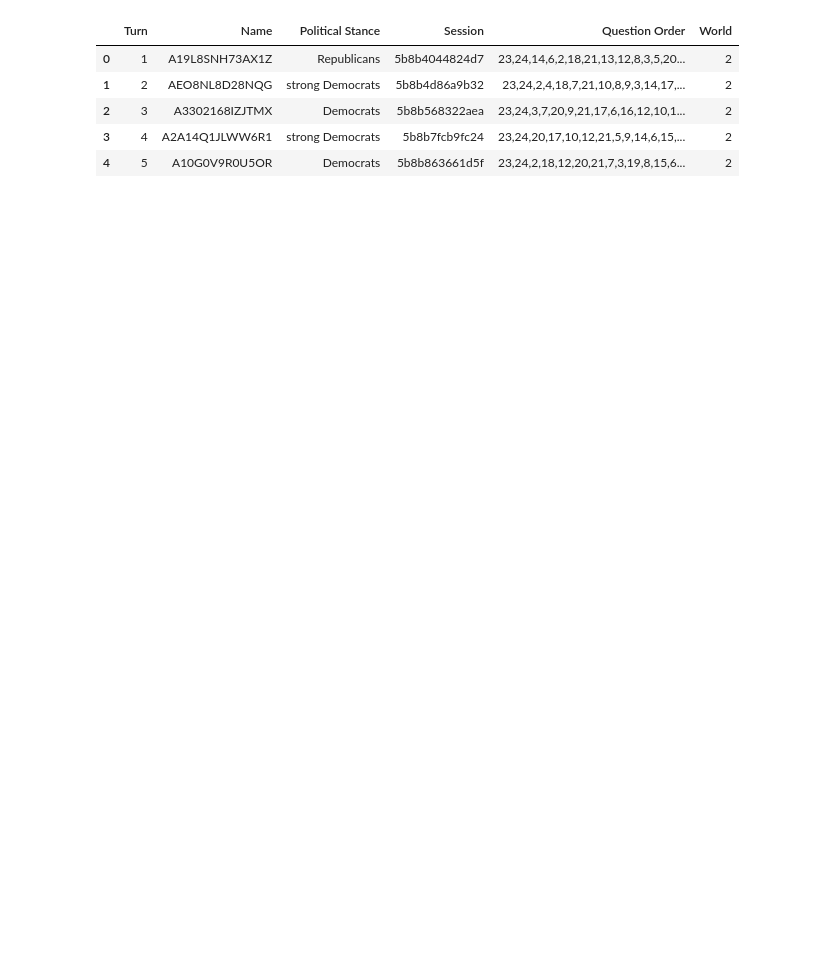
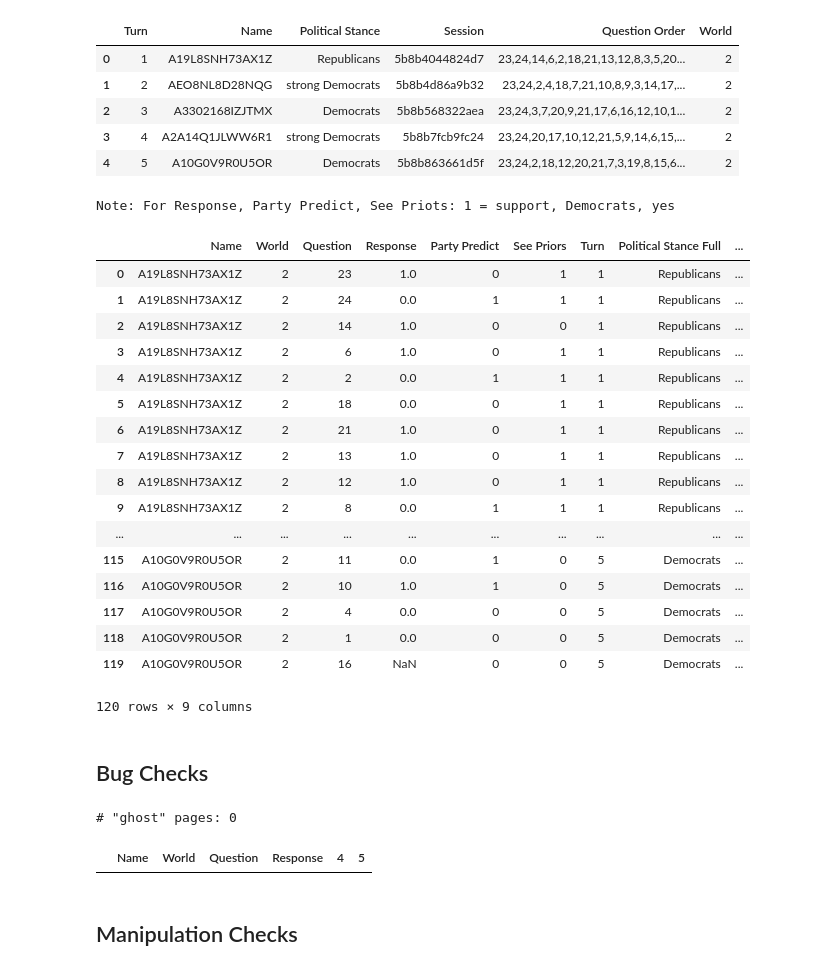
Before and after one commit to AlexMRuch/PartyLab, a Jupyter notebook: experiment_analysis_1/experiment_analysis_1.ipynb, the cells around one changed output. Drawn from its saved outputs; the diff is of its cells as text; code cells hidden in the pictures; blank space fills up the shorter version.

```diff
--- a/experiment_analysis_1/experiment_analysis_1.ipynb
+++ b/experiment_analysis_1/experiment_analysis_1.ipynb
@@ -34,3 +36,67 @@ df_users
 | 2 | 3 | A3302168IZJTMX | Democrats | 5b8b568322aea | 23,24,3,7,20,9,21,17,6,16,12,10,1... | 2 |
 | 3 | 4 | A2A14Q1JLWW6R1 | strong Democrats | 5b8b7fcb9fc24 | 23,24,20,17,10,12,21,5,9,14,6,15,... | 2 |
 | 4 | 5 | A10G0V9R0U5OR | Democrats | 5b8b863661d5f | 23,24,2,18,12,20,21,7,3,19,8,15,6... | 2 |
+# %%
+# make user-question data in long format
+cursor.execute('SELECT * FROM user_question_world_answer WHERE world_id != 1');
+rows = cursor.fetchall()
+
+df_responses = pd.DataFrame( [[ij for ij in i] for i in rows] )
+df_responses.rename(
+    columns={0:'Name', 1:'World', 2:'Question', 3:'Response'},
+    inplace=True
+)
+
+# Construct and print fully wide one-hot-coded dataframe
+df_responses_full = df_responses
+df_responses_full = pd.merge(df_responses_full, df_users)
+
+df_responses_full = df_responses_full.drop(["Question Order", "Session"], axis=1)
+df_responses_full = df_responses_full.rename(columns={
+    "Political Stance":"Political Stance Full",
+    4:"Party Predict",
+    5:"See Priors"})
+
+df_responses_full["Political Stance Binary"] = df_responses_full["Political Stance Full"]
+df_responses_full["Political Stance Binary"] = df_responses_full["Political Stance Binary"].replace("strong Democrats", "Democrats")
+df_responses_full["Political Stance Binary"] = df_responses_full["Political Stance Binary"].replace("strong Republicans", "Republicans")
+
+df_responses_full["Response"] = df_responses_full["Response"].replace("support", 1)
+df_responses_full["Response"] = df_responses_full["Response"].replace("oppose", 0)
+
+df_responses_full["Party Predict"] = df_responses_full["Party Predict"].replace("Democrats", 1)
+df_responses_full["Party Predict"] = df_responses_full["Party Predict"].replace("Republicans", 0)
+
+print('Note: For Response, Party Predict, See Priots: 1 = support, Democrats, yes')
+df_responses_full
+# %% [output]
+Note: For Response, Party Predict, See Priots: 1 = support, Democrats, yes
+|  | Name | World | Question | Response | Party Predict | See Priors | Turn | Political Stance Full | ... |
+| 0 | A19L8SNH73AX1Z | 2 | 23 | 1.0 | 0 | 1 | 1 | Republicans | ... |
+| 1 | A19L8SNH73AX1Z | 2 | 24 | 0.0 | 1 | 1 | 1 | Republicans | ... |
+| 2 | A19L8SNH73AX1Z | 2 | 14 | 1.0 | 0 | 0 | 1 | Republicans | ... |
+| 3 | A19L8SNH73AX1Z | 2 | 6 | 1.0 | 0 | 1 | 1 | Republicans | ... |
+| 4 | A19L8SNH73AX1Z | 2 | 2 | 0.0 | 1 | 1 | 1 | Republicans | ... |
+| 5 | A19L8SNH73AX1Z | 2 | 18 | 0.0 | 0 | 1 | 1 | Republicans | ... |
+| 6 | A19L8SNH73AX1Z | 2 | 21 | 1.0 | 0 | 1 | 1 | Republicans | ... |
+| 7 | A19L8SNH73AX1Z | 2 | 13 | 1.0 | 0 | 1 | 1 | Republicans | ... |
+| 8 | A19L8SNH73AX1Z | 2 | 12 | 1.0 | 0 | 1 | 1 | Republicans | ... |
+| 9 | A19L8SNH73AX1Z | 2 | 8 | 0.0 | 1 | 1 | 1 | Republicans | ... |
+| ... | ... | ... | ... | ... | ... | ... | ... | ... | ... |
+| 115 | A10G0V9R0U5OR | 2 | 11 | 0.0 | 1 | 0 | 5 | Democrats | ... |
+| 116 | A10G0V9R0U5OR | 2 | 10 | 1.0 | 1 | 0 | 5 | Democrats | ... |
+| 117 | A10G0V9R0U5OR | 2 | 4 | 0.0 | 0 | 0 | 5 | Democrats | ... |
+| 118 | A10G0V9R0U5OR | 2 | 1 | 0.0 | 0 | 0 | 5 | Democrats | ... |
+| 119 | A10G0V9R0U5OR | 2 | 16 | NaN | 0 | 0 | 5 | Democrats | ... |
+120 rows × 9 columns
+# %% [markdown]
+## Bug Checks
+# %%
+# bug check: how many "ghost" pages
+print('# "ghost" pages:', len(df_responses[df_responses['Name'] == '']))
+df_responses[df_responses['Name'] == '']
+# %% [output]
+# "ghost" pages: 0
+|  | Name | World | Question | Response | 4 | 5 |
+# %% [markdown]
+## Manipulation Checks
```
Also changed, not shown: parts of 11 cells of this notebook.
